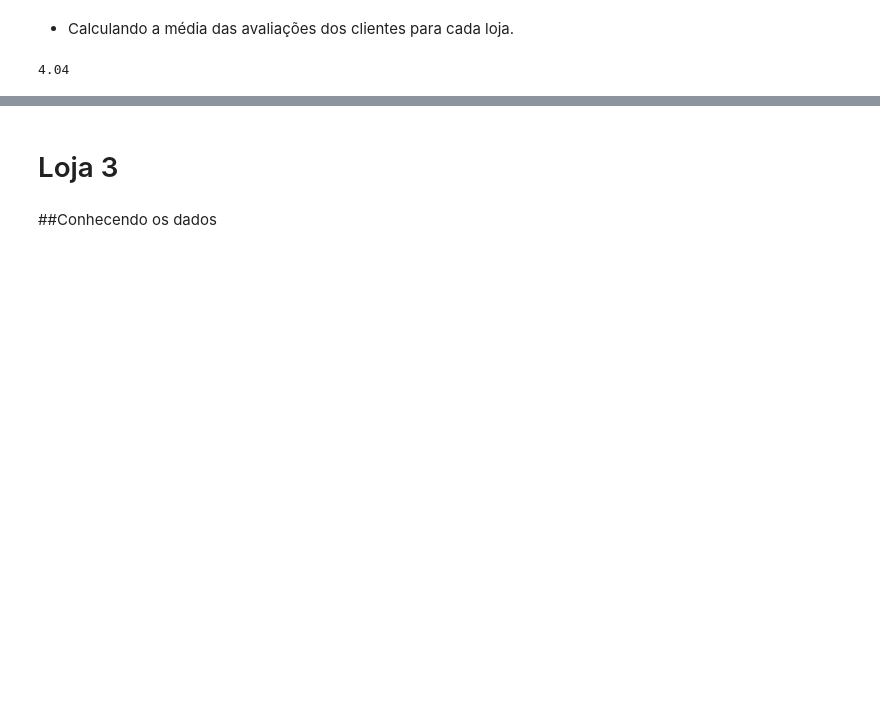
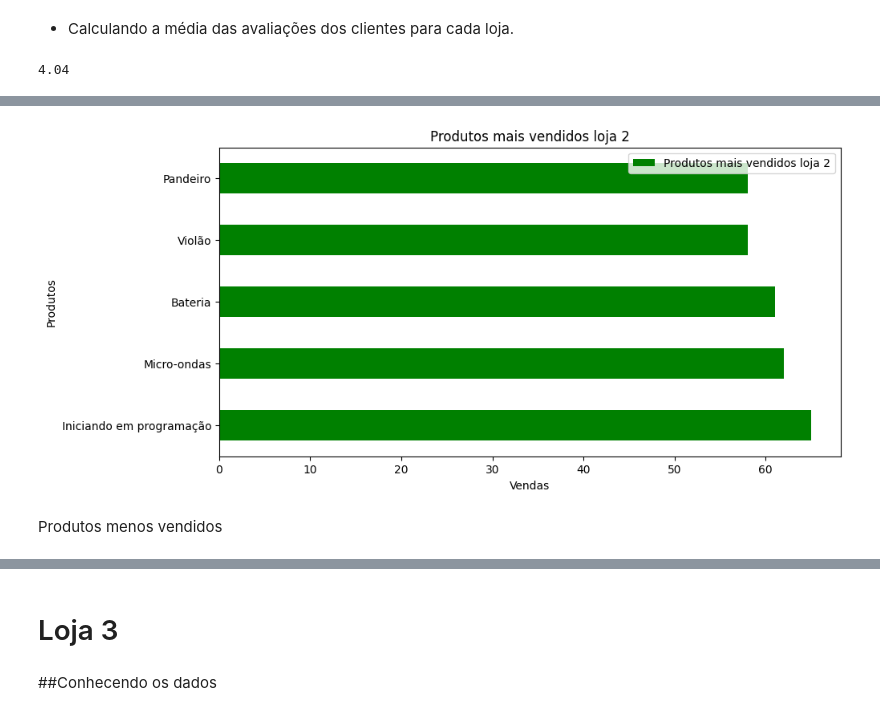
Before and after one commit to walleceoli/Alura_Store, a Jupyter notebook: Challenge_Alura_Store.ipynb, the cells around one changed output, grey strips where cells are left out. Cells and saved outputs as stored; diff of their text form; code cells hidden in the pictures; blank space fills up the shorter version.

```diff
--- a/Challenge_Alura_Store.ipynb
+++ b/Challenge_Alura_Store.ipynb
@@ -238,0 +290,8 @@ print(f'{avaliacao_cliente_loja2:.2f}')
+# %%
+vendas_por_produto_loja2 = loja2['Produto'].value_counts()
+
+produtos_mais_vendidos_loja2 = vendas_por_produto_loja2.nlargest()
+produtos_menos_vendidos_loja2 = vendas_por_produto_loja2.nsmallest()
+
+produtos_mais_vendidos_loja2 = produtos_mais_vendidos_loja2.to_frame(name = 'Produtos mais vendidos loja 2')
+produtos_menos_vendidos_loja2 = produtos_menos_vendidos_loja2.to_frame(name = 'Produtos menos vendidos loja 2')
@@ -238,0 +310,9 @@ print(f'{avaliacao_cliente_loja2:.2f}')
+# %%
+produtos_mais_vendidos_loja2.plot(kind='barh', figsize=(10,5), color='green', title= 'Produtos mais vendidos loja 2')
+plt.xlabel('Vendas')
+plt.ylabel('Produtos')
+plt.show()
+# %% [output]
+[figure, added]
+# %% [markdown]
+Produtos menos vendidos
```
Also changed, not shown: parts of 45 cells of this notebook.
